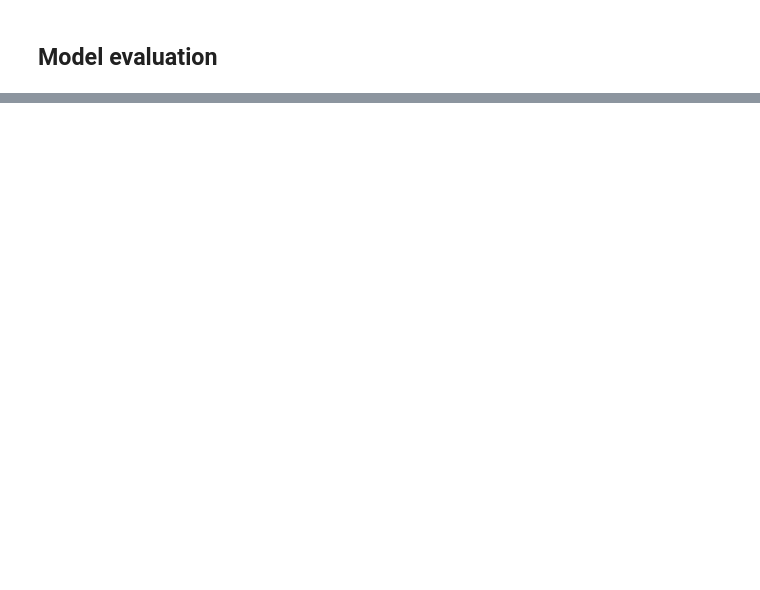
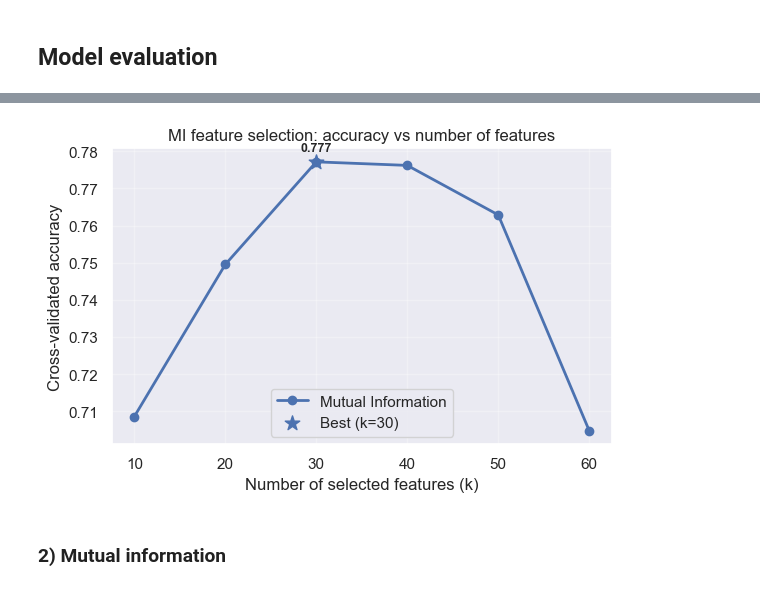
Before and after one commit to tessnim101/NSSP-Mini-Project-2, a Jupyter notebook: Part 1_.ipynb, the cells around one changed output, grey strips where cells are left out. Drawn from its saved outputs; the diff is of its cells as text; code cells hidden in the pictures; blank space fills up the shorter version.

```diff
--- a/Part 1_.ipynb
+++ b/Part 1_.ipynb
@@ -24,7 +32,7 @@ np.random.seed(42)
 # %% [markdown]
 ## Data Loading, preprocessing and visualization
 # %%
-data_path = Path("data/S2_A1_E1.mat")
+data_path = Path("data/s2/S2_A1_E1.mat")
 # %%
 data = loadmat(data_path)
 # %%
@@ -514,0 +517,2 @@ Final test accuracy: 0.8333
+# %%
+n_features = X_train_z.shape[1]
@@ -514,0 +651,31 @@ Final test accuracy: 0.8333
+# %%
+pipe_kbest = Pipeline([
+    ("scaler", StandardScaler()),
+    ("select", SelectKBest(score_func=f_classif)),
+    ("clf", final_model),
+])
+param_grid = {
+    "select__k": [10, 20, 30, 40 , 50 , "all"],
+}
+
+grid_anova = GridSearchCV(
+    pipe_kbest,
+    param_grid=param_grid,
+    cv=5,
+    scoring="accuracy",
+    verbose = 2
+)
+
+grid_anova.fit(X_train_z, y_train)
+
+print("Best ANOVA params:", grid_anova.best_params_)
+print("Best CV accuracy (ANOVA):", grid_anova.best_score_)
+
+model_anova=grid_anova.best_estimator_
+anova_select = model_anova.named_steps["select"]
+
+# Evaluate on test set
+y_pred_anova = model_anova.predict(X_test_z)
+test_acc_anova = accuracy_score(y_test, y_pred_anova)
+print(f"Test accuracy score of ANOVA model with k = {anova_select.k} best features: {test_acc_anova:.4f}")
+CM_plot(y_test, y_pred_anova, "ANOVA F-test")
@@ -514,0 +725,6 @@ Final test accuracy: 0.8333
+# %%
+plot_val_accuracy_vs_k(grid_anova)
+# %% [output]
+[figure, added]
+# %% [markdown]
+### 2) Mutual information
```
Also changed, not shown: parts of 27 cells of this notebook.
